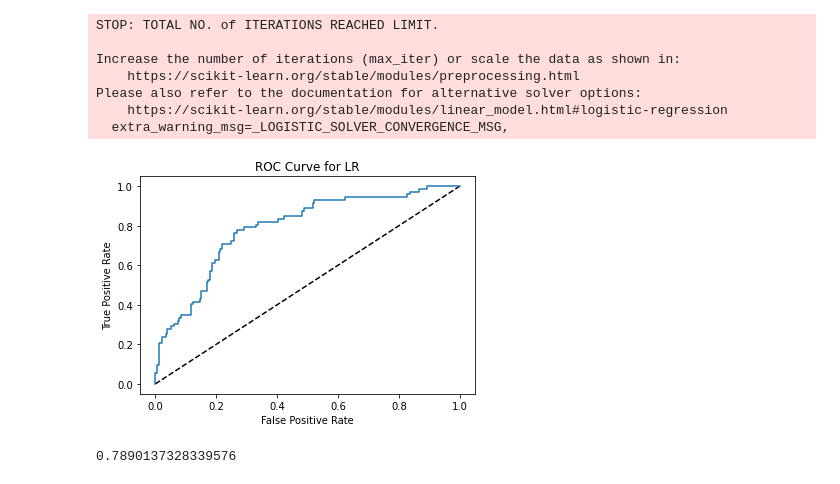
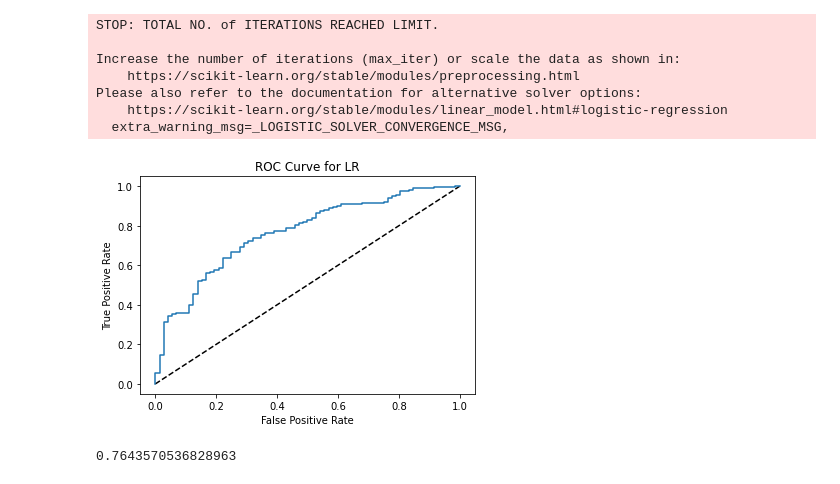
Before and after one commit to akshaybahadur21/ML-Fairness-101, a Jupyter notebook: I4_Fairness.ipynb, the cells around one changed output. Saved outputs shown, nothing was run; the diff lists cells and outputs as text; code cells hidden in the pictures.

```diff
--- a/I4_Fairness.ipynb
+++ b/I4_Fairness.ipynb
@@ -52,0 +33,27 @@ memory usage: 195.4 KB
+# %%
+df_credit = pd.read_csv('/data/german_credit_data.csv' , index_col=0)
+# %%
+def one_hot_encoder(df, nan_as_category = False):
+    original_columns = list(df.columns)
+    categorical_columns = [col for col in df.columns if df[col].dtype == 'object']
+    df = pd.get_dummies(df, columns= categorical_columns, dummy_na= nan_as_category, drop_first=True)
+    new_columns = [c for c in df.columns if c not in original_columns]
+    return df, new_columns
+df_credit['Saving accounts'] = df_credit['Saving accounts'].fillna('no_inf')
+df_credit['Checking account'] = df_credit['Checking account'].fillna('no_inf')
+
+#Purpose to Dummies Variable
+df_credit = df_credit.merge(pd.get_dummies(df_credit.Purpose, drop_first=True, prefix='Purpose'), left_index=True, right_index=True)
+
+# Housing get dummies
+df_credit = df_credit.merge(pd.get_dummies(df_credit.Housing, drop_first=True, prefix='Housing'), left_index=True, right_index=True)
+# Housing get Saving Accounts
+df_credit = df_credit.merge(pd.get_dummies(df_credit["Saving accounts"], drop_first=True, prefix='Savings'), left_index=True, right_index=True)
+# Housing get Risk
+df_credit = df_credit.merge(pd.get_dummies(df_credit.Risk, prefix='Risk'), left_index=True, right_index=True)
+# Housing get Checking Account
+df_credit = df_credit.merge(pd.get_dummies(df_credit["Checking account"], drop_first=True, prefix='Check'), left_index=True, right_index=True)
+#Sex feature in dummies
+df_credit = df_credit.merge(pd.get_dummies(df_credit.Sex, drop_first=True, prefix='Sex'), left_index=True, right_index=True)
+
+df_credit['Credit amount'] = np.log(df_credit['Credit amount'])
@@ -52,0 +77,10 @@ memory usage: 195.4 KB
+# %%
+#Let's look the Credit Amount column
+interval = (18, 25, 120)
+
+cats = ['young', 'old']
+df_credit["Age_cat"] = pd.cut(df_credit.Age, interval, labels=cats)
+# Housing get Age categorical
+df_credit = df_credit.merge(pd.get_dummies(df_credit["Age_cat"], drop_first=True, prefix='Age_cat'), left_index=True, right_index=True)
+del df_credit['Age_cat']
+del df_credit['Age']
@@ -53,6 +108,6 @@ memory usage: 195.4 KB
 # %%
-X = df_credit.drop(24, axis=1).values
-y = df_credit[24].values
+X = df_credit.drop('Risk_good', axis=1).values
+y = df_credit['Risk_good'].values
 
 # Spliting X and y into train and test version
 X_train, X_test, y_train, y_test = train_test_split(X, y, test_size = 0.25, random_state=42)
@@ -107,28 +165,28 @@ KNN: 0.849901 (0.063183)
 # %%
 from sklearn.metrics import roc_curve, roc_auc_score
 
 name, model = models[0]
 model.fit(X_train, y_train)
 y_pred_prob = model.predict_proba(X_test)[:,1]
 
 # Generate ROC curve values: fpr, tpr, thresholds
-fpr, tpr, thresholds = roc_curve(y_test, y_pred_prob, pos_label=2)
+fpr, tpr, thresholds = roc_curve(y_test, y_pred_prob)
 
 # Plot ROC curve
 plt.plot([0, 1], [0, 1], 'k--')
 plt.plot(fpr, tpr)
 plt.xlabel('False Positive Rate')
 plt.ylabel('True Positive Rate')
 plt.title('ROC Curve for {}'.format(name))
 plt.show()
 roc_auc_score(y_test, y_pred_prob)
 # %% [output]
 STOP: TOTAL NO. of ITERATIONS REACHED LIMIT.
 
 Increase the number of iterations (max_iter) or scale the data as shown in:
     https://scikit-learn.org/stable/modules/preprocessing.html
 Please also refer to the documentation for alternative solver options:
     https://scikit-learn.org/stable/modules/linear_model.html#logistic-regression
   extra_warning_msg=_LOGISTIC_SOLVER_CONVERGENCE_MSG,
-[figure, old version]
+[figure, new version]
-0.7890137328339576
+0.7643570536828963
```
Also changed, not shown: parts of 16 cells of this notebook.
